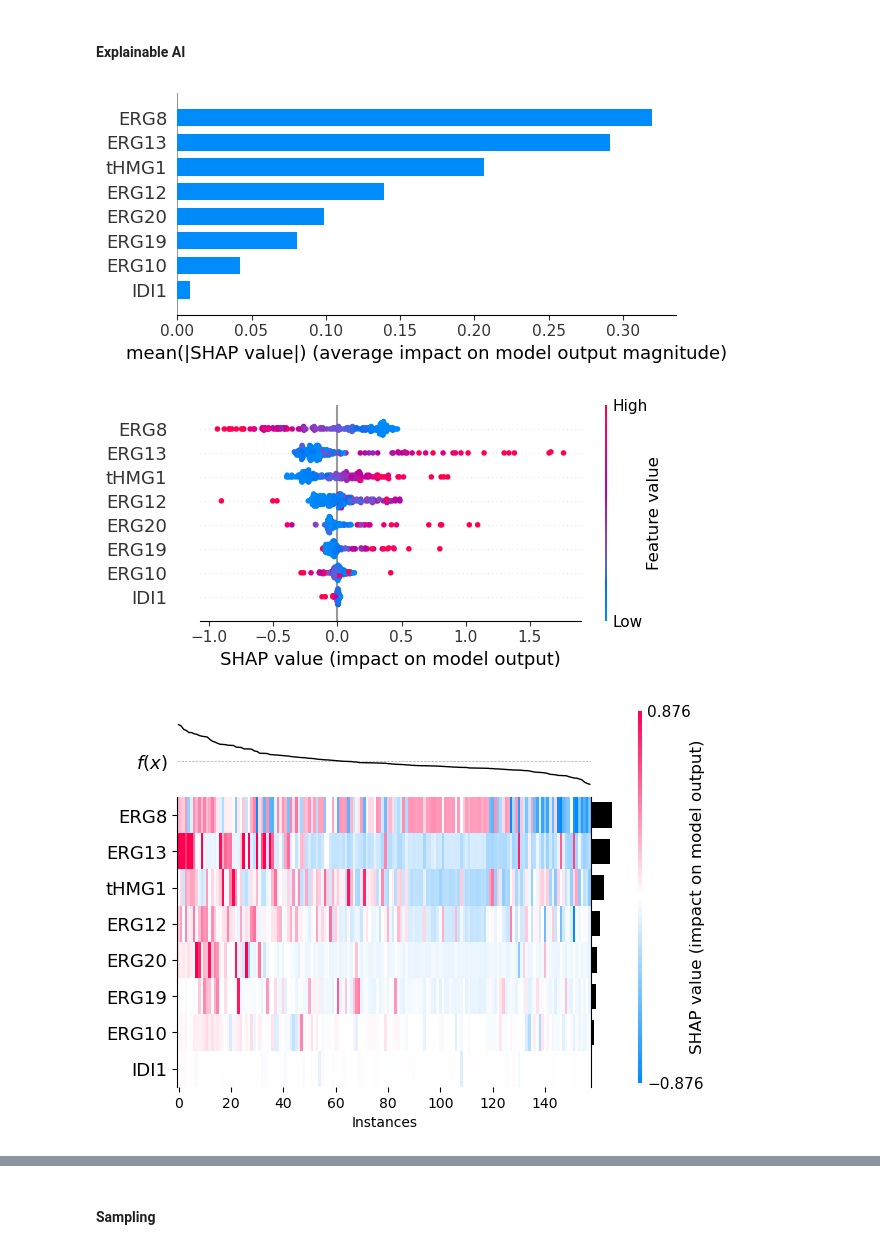
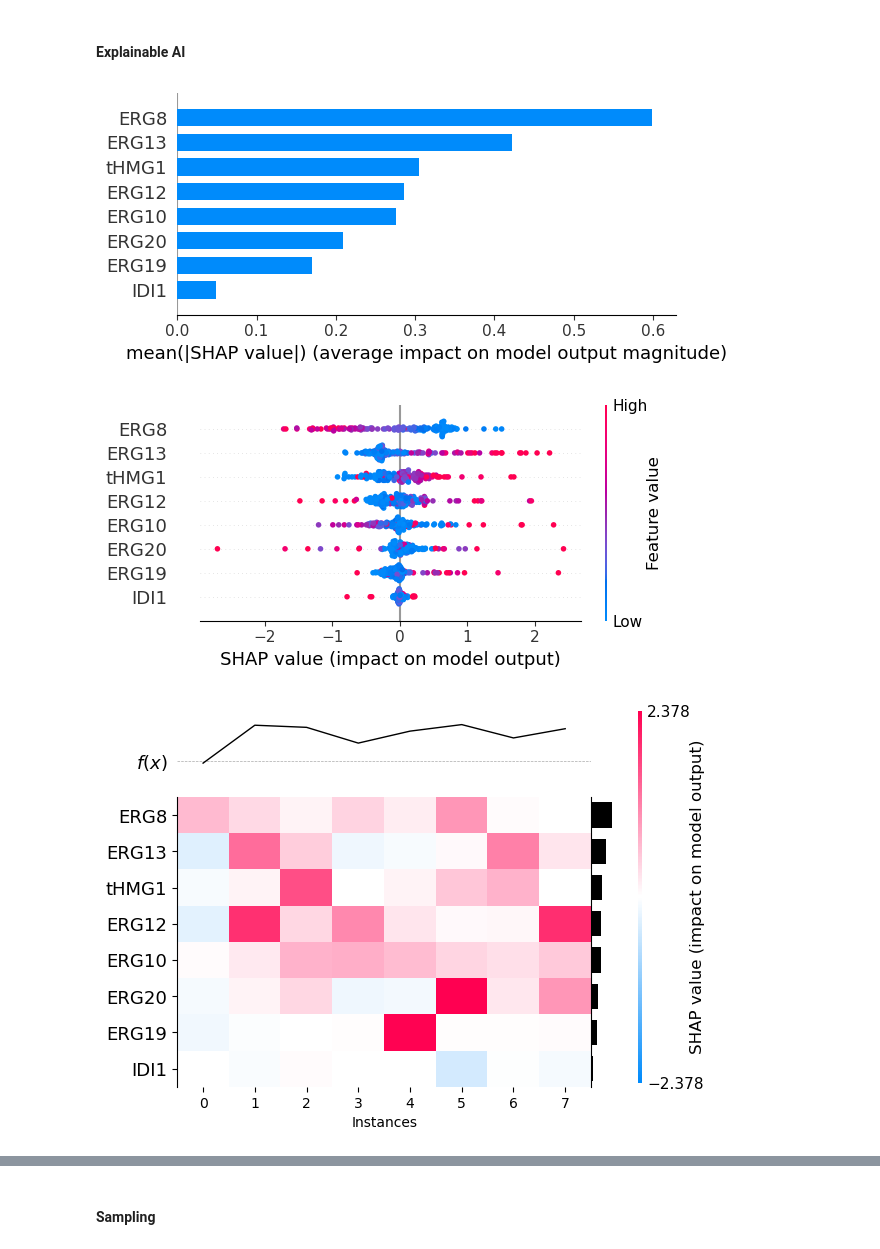
Before and after one commit to costasmexis/straindesignXAI, a Jupyter notebook: notebooks/Carotenoid_manual.ipynb, the cells around one changed output, grey strips where cells are left out. Cells and saved outputs as stored; diff of their text form; code cells hidden in the pictures.

```diff
--- a/notebooks/Carotenoid_manual.ipynb
+++ b/notebooks/Carotenoid_manual.ipynb
@@ -28,7 +28,18 @@ def get_bounds(df: pd.DataFrame, input_vars: list, epsilon: float=0.10):
         bounds.loc["max", col] = ub
     return bounds
 
-bounds = get_bounds(df, INPUT_VARS)
+# Create train/test sets
+df.sort_values(by='prod', ascending=False, inplace=True)
+test = df[:10].copy()
+train = df[10:].copy()
+
+X_train = train.drop('prod', axis=1)
+y_train = train['prod'].values.ravel()
+
+X_test = test.drop('prod', axis=1)
+y_test = test['prod'].values.ravel()
+
+bounds = get_bounds(train, INPUT_VARS)
 display(bounds)
 # %% [output]
 Input variables: ['ERG8' 'ERG10' 'ERG12' 'ERG13' 'ERG19' 'ERG20' 'IDI1' 'tHMG1']
@@ -151,0 +51,15 @@ Best Score: 1.5276622344556086
+# %%
+def objective(trial):
+    C = trial.suggest_float('C', 0.001, 100)
+    epsilon = trial.suggest_float('epsilon', 0.01, 1)
+    gamma = trial.suggest_float('gamma', 0.001, 1)
+    model = SVR(C=C, epsilon=epsilon, gamma=gamma)
+    scores = cross_val_score(model, X_train, y_train, cv=5)
+    return scores.mean()
+
+study = optuna.create_study(direction='minimize')
+study.optimize(objective, n_trials=500, show_progress_bar=True)
+best_params = study.best_params
+best_score = study.best_value
+final_model = SVR(C=best_params['C'], epsilon=best_params['epsilon'], gamma=best_params['gamma'])
+final_model.fit(X_train, y_train)
@@ -154,22 +89,22 @@ Best Score: 1.5276622344556086
 # %%
 import shap
 
 def pdplot(X: np.array, col: str, model: object, ice: bool=False):
     shap.plots.partial_dependence(col, model.predict, X, ice=ice, model_expected_value=True, feature_expected_value=True, show=True)
 
 def shap_scatter(feature: str, color=None):
     if color:
         shap.plots.scatter(shap_values[:, feature], color=shap_values[:, color])
     else:
         shap.plots.scatter(shap_values[:, feature])
 
-explainer = shap.Explainer(grid_search.best_estimator_.predict, df[INPUT_VARS])
-shap_values = explainer(df[INPUT_VARS])
-shap.summary_plot(shap_values, df[INPUT_VARS], plot_type="bar", plot_size=(6, 3))
-shap.summary_plot(shap_values, df[INPUT_VARS], plot_type="dot", plot_size=(6, 3))
-shap.plots.heatmap(shap_values, instance_order=shap_values.sum(1), plot_width=6)
+explainer = shap.Explainer(final_model.predict, train[INPUT_VARS])
+shap_values = explainer(train[INPUT_VARS])
+shap.summary_plot(shap_values, train[INPUT_VARS], plot_type="bar", plot_size=(6, 3))
+shap.summary_plot(shap_values, train[INPUT_VARS], plot_type="dot", plot_size=(6, 3))
+shap.plots.heatmap(shap_values, instance_order=shap_values.sum(0), plot_width=6)
 # %% [output]
-[figure, old version]
+[figure, new version]
-[figure, old version]
+[figure, new version]
-[figure, old version]
+[figure, new version]
 # %%
```
Also changed, not shown: parts of 14 cells of this notebook, 1 other file.
